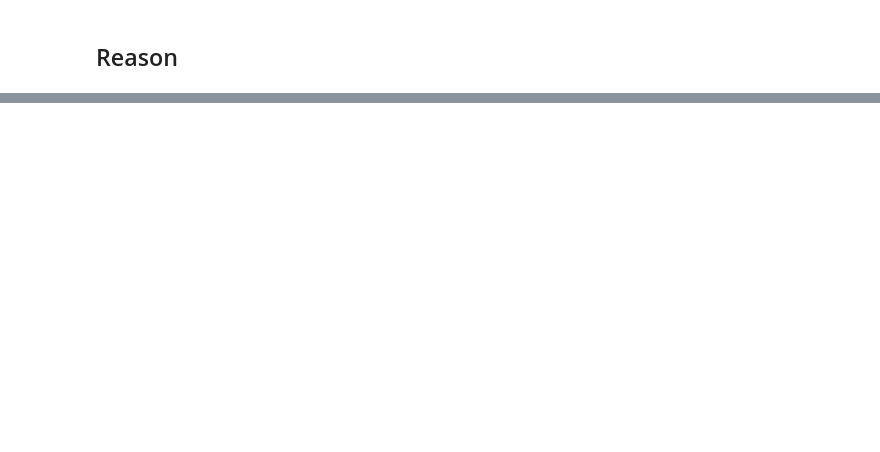
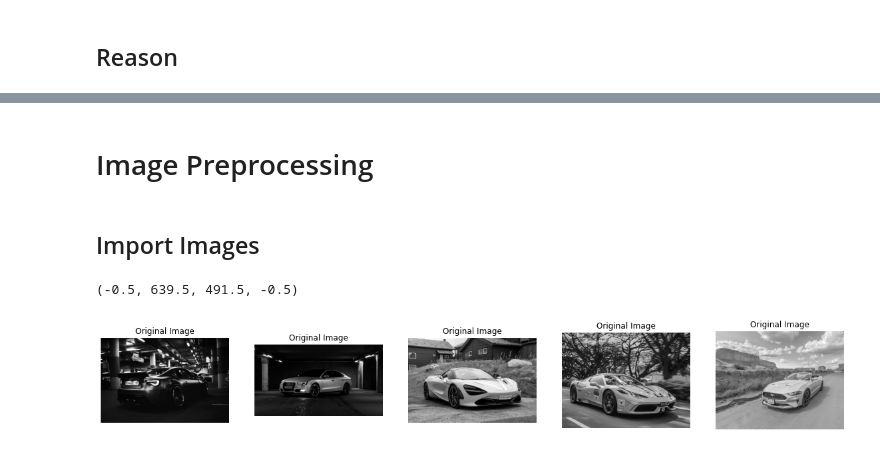
Before and after one commit to faisaladisoe/image-processing-lab, a Jupyter notebook: Lab 3/source code/Lab3_1906293184_MuhammadFaisalAdiSoesatyo.ipynb, the cells around one changed output, grey strips where cells are left out. Cells and saved outputs as stored; diff of their text form; code cells hidden in the pictures; blank space fills up the shorter version.

```diff
--- a/Lab 3/source code/Lab3_1906293184_MuhammadFaisalAdiSoesatyo.ipynb
+++ b/Lab 3/source code/Lab3_1906293184_MuhammadFaisalAdiSoesatyo.ipynb
@@ -97,0 +91,36 @@ TODO
+# %% [markdown]
+# Image Preprocessing
+# %% [markdown]
+## Import Images
+# %%
+sm_car1_image = color.rgb2gray(io.imread('./images/small_car_1.jpg'))
+sm_car2_image = color.rgb2gray(io.imread('./images/small_car_2.jpg'))
+sm_car3_image = color.rgb2gray(io.imread('./images/small_car_3.jpg'))
+sm_car4_image = color.rgb2gray(io.imread('./images/small_car_4.jpg'))
+sm_car5_image = color.rgb2gray(io.imread('./images/small_car_5.jpg'))
+
+# Show image
+plt.figure(figsize=(20,10))
+plt.subplot(1,5,1)
+plt.title('Original Image')
+plt.imshow(sm_car1_image, cmap='gray')
+plt.axis('off')
+plt.subplot(1,5,2)
+plt.title('Original Image')
+plt.imshow(sm_car2_image, cmap='gray')
+plt.axis('off')
+plt.subplot(1,5,3)
+plt.title('Original Image')
+plt.imshow(sm_car3_image, cmap='gray')
+plt.axis('off')
+plt.subplot(1,5,4)
+plt.title('Original Image')
+plt.imshow(sm_car4_image, cmap='gray')
+plt.axis('off')
+plt.subplot(1,5,5)
+plt.title('Original Image')
+plt.imshow(sm_car5_image, cmap='gray')
+plt.axis('off')
+# %% [output]
+(-0.5, 639.5, 491.5, -0.5)
+[figure, added]
```
Also changed, not shown: parts of 7 cells of this notebook.
